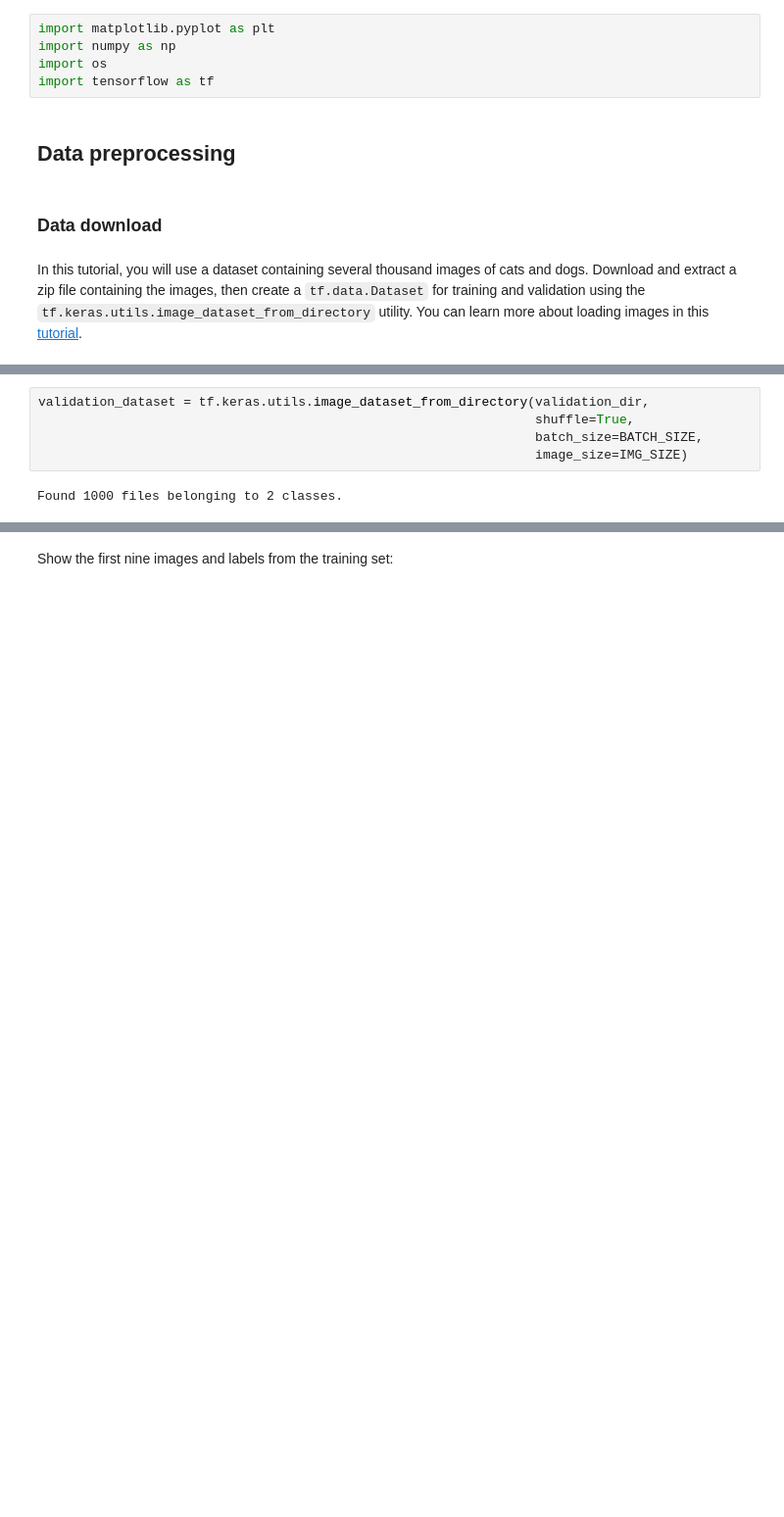
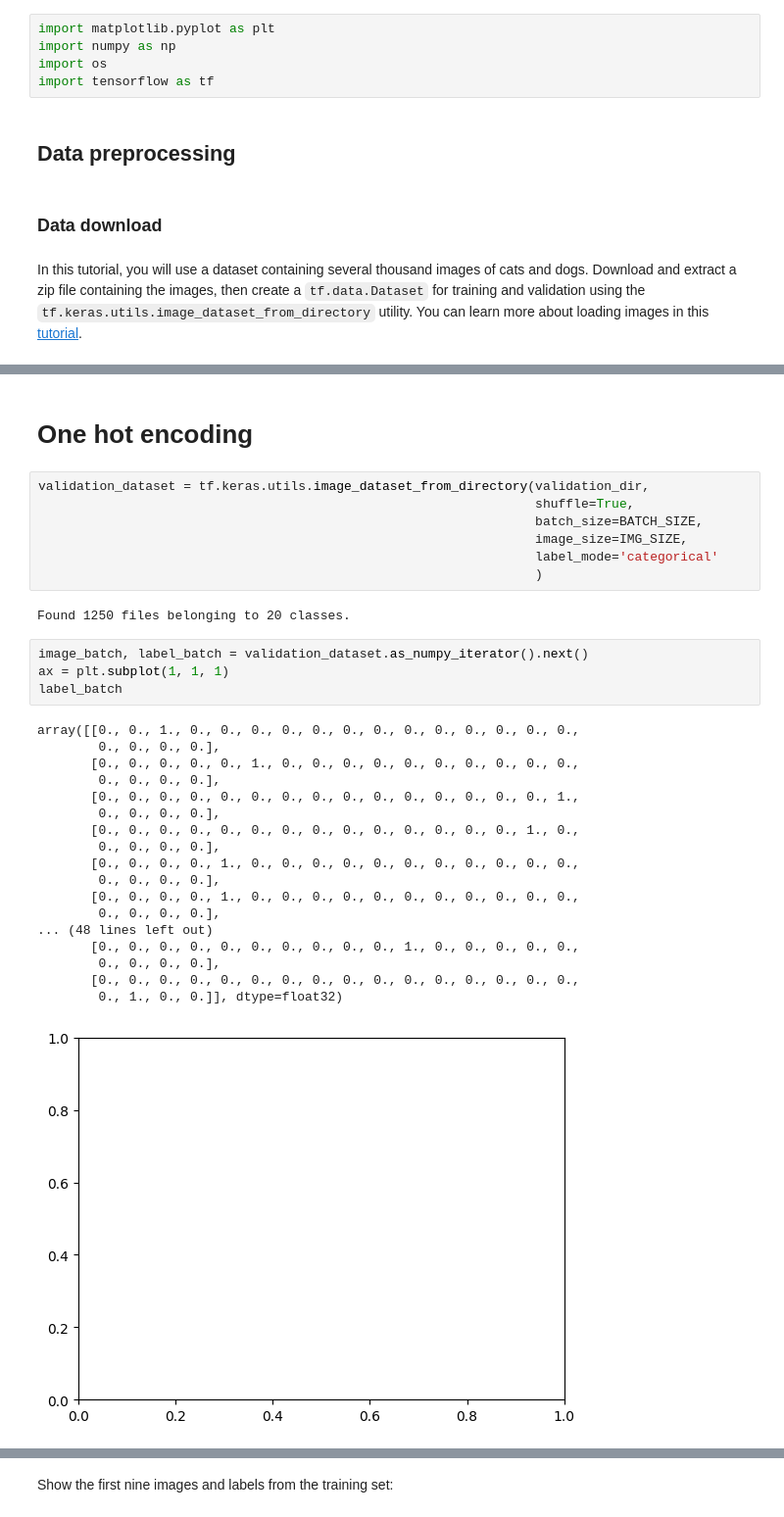
Before and after one commit to timmaier98/cantinaSelfCheckout, a Jupyter notebook: transfer_learning.ipynb, the cells around one changed output, grey strips where cells are left out. Shown at 98% size. Saved outputs shown, nothing was run; the diff lists cells and outputs as text; blank space fills up the shorter version.

```diff
--- a/transfer_learning.ipynb
+++ b/transfer_learning.ipynb
@@ -57,7 +58,34 @@ Found 2000 files belonging to 2 classes.
+# %% [markdown]
+# One hot encoding
 # %%
 validation_dataset = tf.keras.utils.image_dataset_from_directory(validation_dir,
                                                                  shuffle=True,
                                                                  batch_size=BATCH_SIZE,
-                                                                 image_size=IMG_SIZE)
+                                                                 image_size=IMG_SIZE,
+                                                                 label_mode='categorical'
+                                                                 )
 # %% [output]
-Found 1000 files belonging to 2 classes.
+Found 1250 files belonging to 20 classes.
+# %%
+image_batch, label_batch = validation_dataset.as_numpy_iterator().next()
+ax = plt.subplot(1, 1, 1)
+label_batch
+# %% [output]
+array([[0., 0., 1., 0., 0., 0., 0., 0., 0., 0., 0., 0., 0., 0., 0., 0.,
+        0., 0., 0., 0.],
+       [0., 0., 0., 0., 0., 1., 0., 0., 0., 0., 0., 0., 0., 0., 0., 0.,
+        0., 0., 0., 0.],
+       [0., 0., 0., 0., 0., 0., 0., 0., 0., 0., 0., 0., 0., 0., 0., 1.,
+        0., 0., 0., 0.],
+       [0., 0., 0., 0., 0., 0., 0., 0., 0., 0., 0., 0., 0., 0., 1., 0.,
+        0., 0., 0., 0.],
+       [0., 0., 0., 0., 1., 0., 0., 0., 0., 0., 0., 0., 0., 0., 0., 0.,
+        0., 0., 0., 0.],
+       [0., 0., 0., 0., 1., 0., 0., 0., 0., 0., 0., 0., 0., 0., 0., 0.,
+        0., 0., 0., 0.],
+... (48 lines left out)
+       [0., 0., 0., 0., 0., 0., 0., 0., 0., 0., 1., 0., 0., 0., 0., 0.,
+        0., 0., 0., 0.],
+       [0., 0., 0., 0., 0., 0., 0., 0., 0., 0., 0., 0., 0., 0., 0., 0.,
+        0., 1., 0., 0.]], dtype=float32)
+[figure, added]
```
Also changed, not shown: parts of 27 cells of this notebook, 2 other files.
